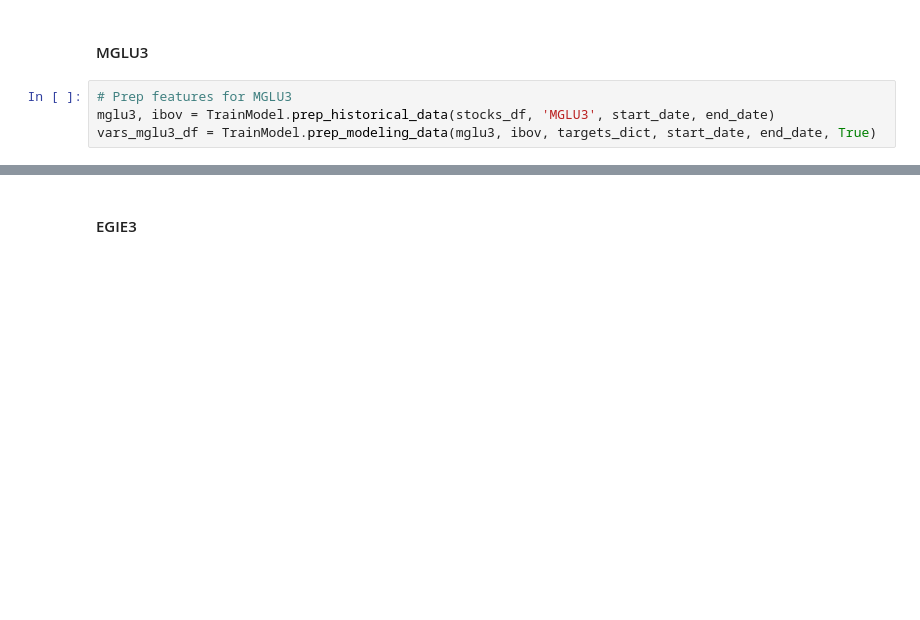
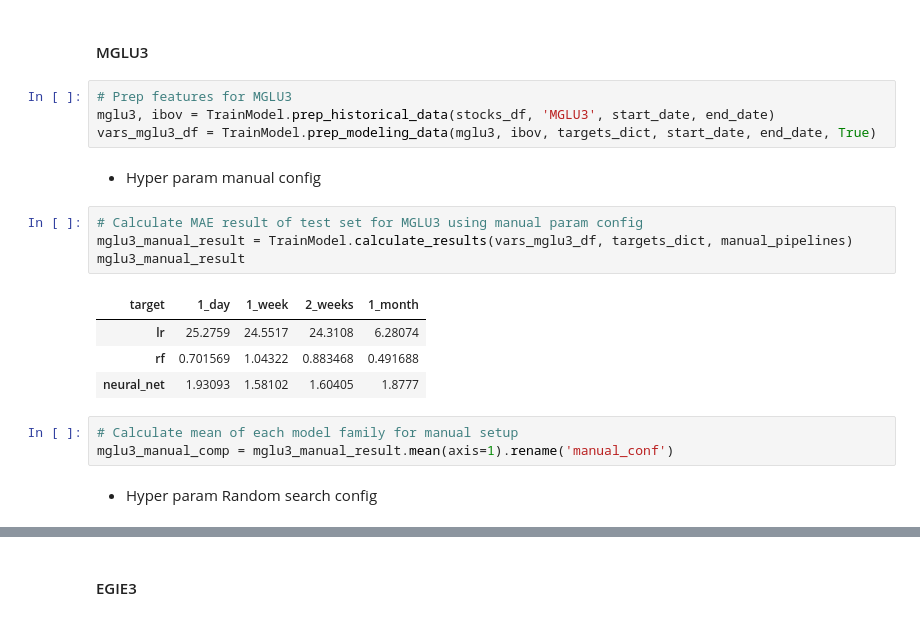
Before and after one commit to felipery03/stock-price-predictor, a Jupyter notebook: project_report.ipynb, the cells around one changed output, grey strips where cells are left out. Saved outputs shown, nothing was run; the diff lists cells and outputs as text; blank space fills up the shorter version.

```diff
--- a/project_report.ipynb
+++ b/project_report.ipynb
@@ -460,4 +645,20 @@ For ITSA4 both models were similar, neural net showed a better performance and l
 # Prep features for MGLU3
 mglu3, ibov = TrainModel.prep_historical_data(stocks_df, 'MGLU3', start_date, end_date)
 vars_mglu3_df = TrainModel.prep_modeling_data(mglu3, ibov, targets_dict, start_date, end_date, True)
+# %% [markdown]
+- Hyper param manual config
+# %%
+# Calculate MAE result of test set for MGLU3 using manual param config
+mglu3_manual_result = TrainModel.calculate_results(vars_mglu3_df, targets_dict, manual_pipelines)
+mglu3_manual_result
+# %% [output]
+| target | 1_day | 1_week | 2_weeks | 1_month |
+| lr | 25.2759 | 24.5517 | 24.3108 | 6.28074 |
+| rf | 0.701569 | 1.04322 | 0.883468 | 0.491688 |
+| neural_net | 1.93093 | 1.58102 | 1.60405 | 1.8777 |
+# %%
+# Calculate mean of each model family for manual setup
+mglu3_manual_comp = mglu3_manual_result.mean(axis=1).rename('manual_conf')
+# %% [markdown]
+- Hyper param Random search config
 # %%
```
Also changed, not shown: parts of 62 cells of this notebook, 2 other files.
